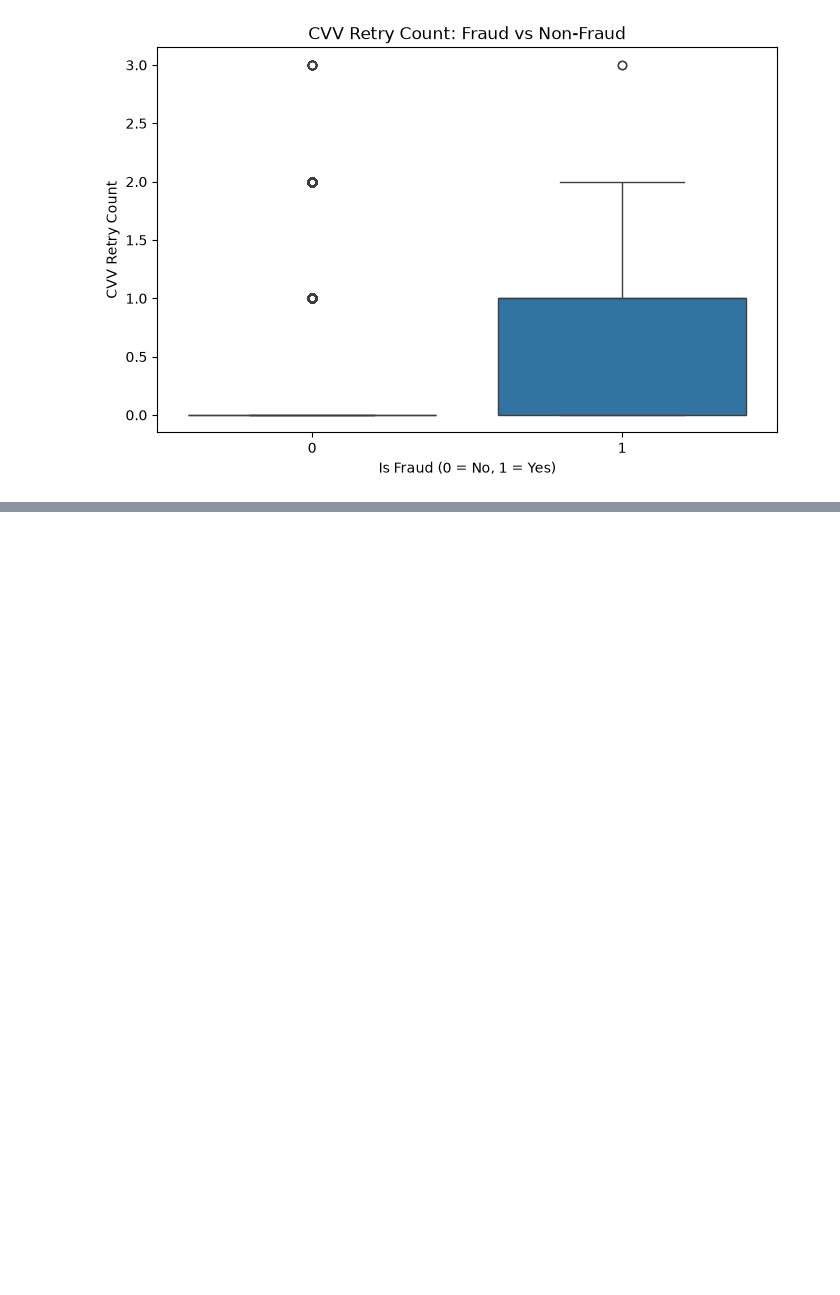
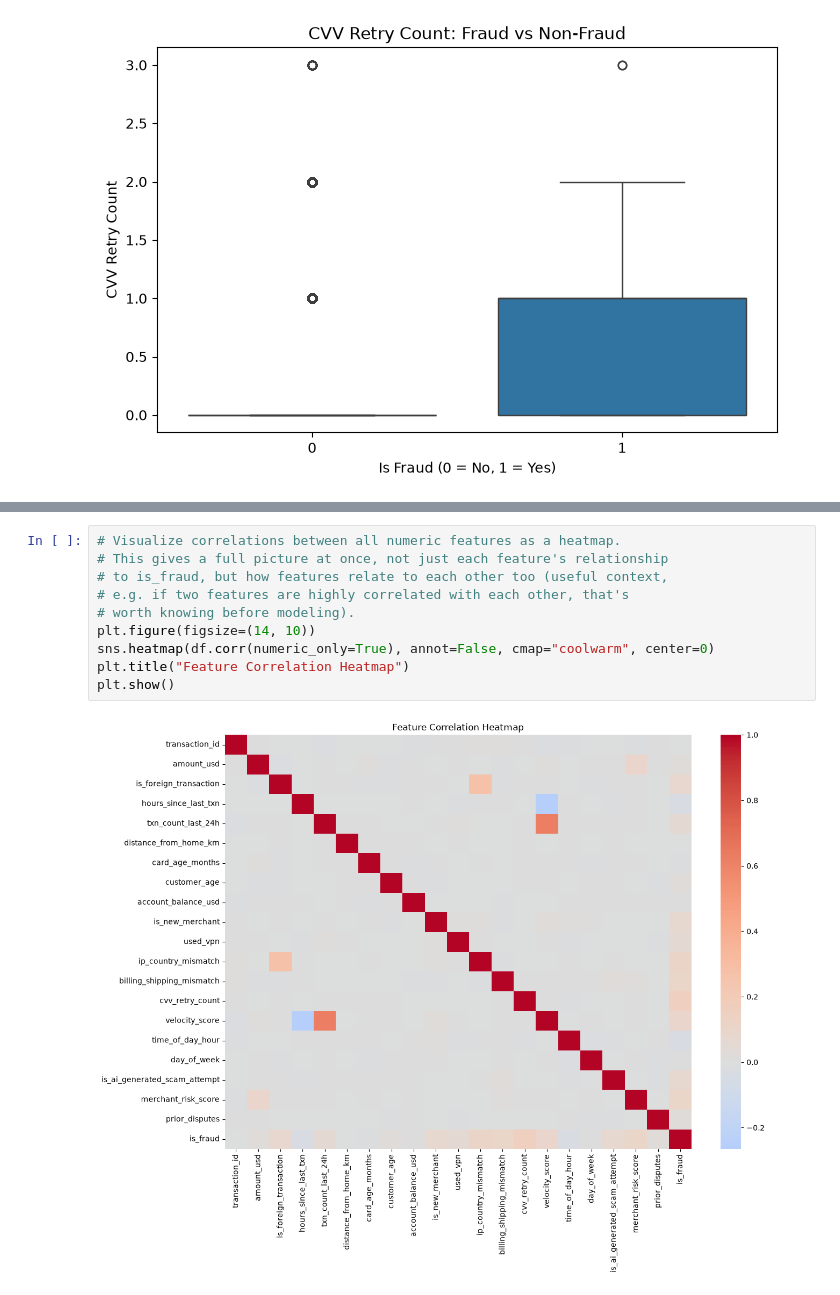
Before and after one commit to ISeckAli/Fraud-detection, a Jupyter notebook: notebooks/01_eda.ipynb, the cells around one changed output, grey strips where cells are left out. Cells and saved outputs as stored; diff of their text form; blank space fills up the shorter version.

Commit message:
Add correlation analysis and heatmap

```diff
--- a/notebooks/01_eda.ipynb
+++ b/notebooks/01_eda.ipynb
@@ -145,0 +175,12 @@ plt.show()
+# %%
+# Visualize correlations between all numeric features as a heatmap.
+# This gives a full picture at once, not just each feature's relationship
+# to is_fraud, but how features relate to each other too (useful context,
+# e.g. if two features are highly correlated with each other, that's
+# worth knowing before modeling).
+plt.figure(figsize=(14, 10))
+sns.heatmap(df.corr(numeric_only=True), annot=False, cmap="coolwarm", center=0)
+plt.title("Feature Correlation Heatmap")
+plt.show()
+# %% [output]
+[figure, added]
```
Also changed, not shown: parts of 1 cell of this notebook.
